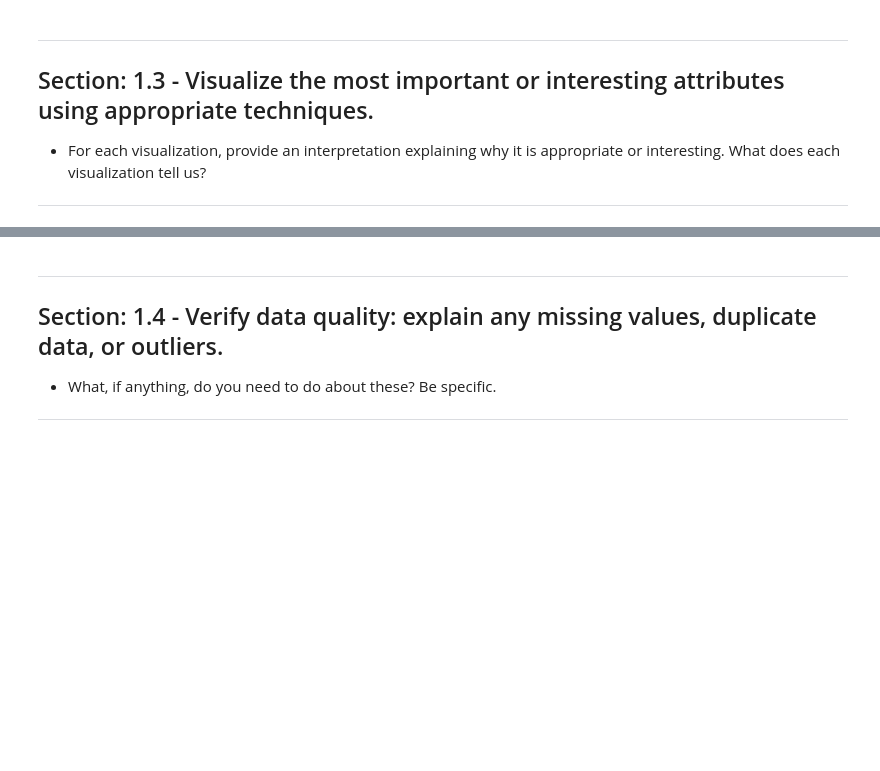
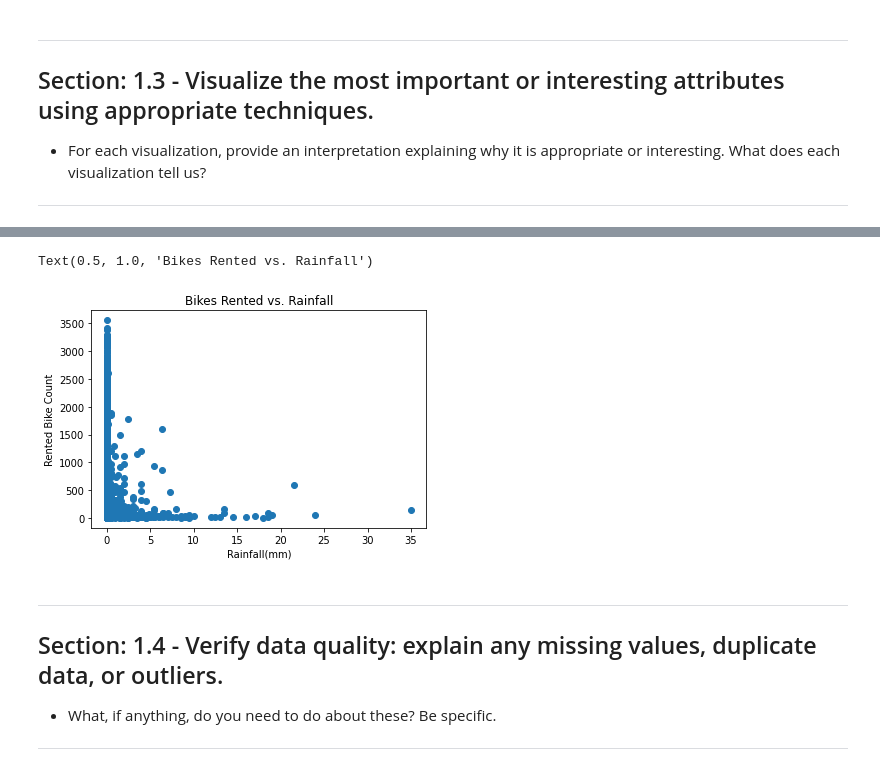
Before and after one commit to ryanstuckey0/cse5243-data-mining, a Jupyter notebook: hw1/CSE5243_EDA_HW_Template_V2.ipynb, the cells around one changed output, grey strips where cells are left out. Saved outputs shown, nothing was run; the diff lists cells and outputs as text; code cells hidden in the pictures; blank space fills up the shorter version.

```diff
--- a/hw1/CSE5243_EDA_HW_Template_V2.ipynb
+++ b/hw1/CSE5243_EDA_HW_Template_V2.ipynb
@@ -43,3 +103,13 @@ Template Version V2.(Adopted from Prof. Tom Bihari's version)
+# %%
+# Bikes Rented vs. Rainfall
+x, y = 'Rainfall(mm)', 'Rented Bike Count'
+plt.scatter(x=data[x], y=data[y])
+plt.xlabel(x)
+plt.ylabel(y)
+plt.title('Bikes Rented vs. Rainfall')
+# %% [output]
+Text(0.5, 1.0, 'Bikes Rented vs. Rainfall')
+[figure, added]
 # %% [markdown]
 ***
 ## Section: 1.4 - Verify data quality: explain any missing values, duplicate data, or outliers.
```
Also changed, not shown: parts of 6 cells of this notebook, 2 other files.
